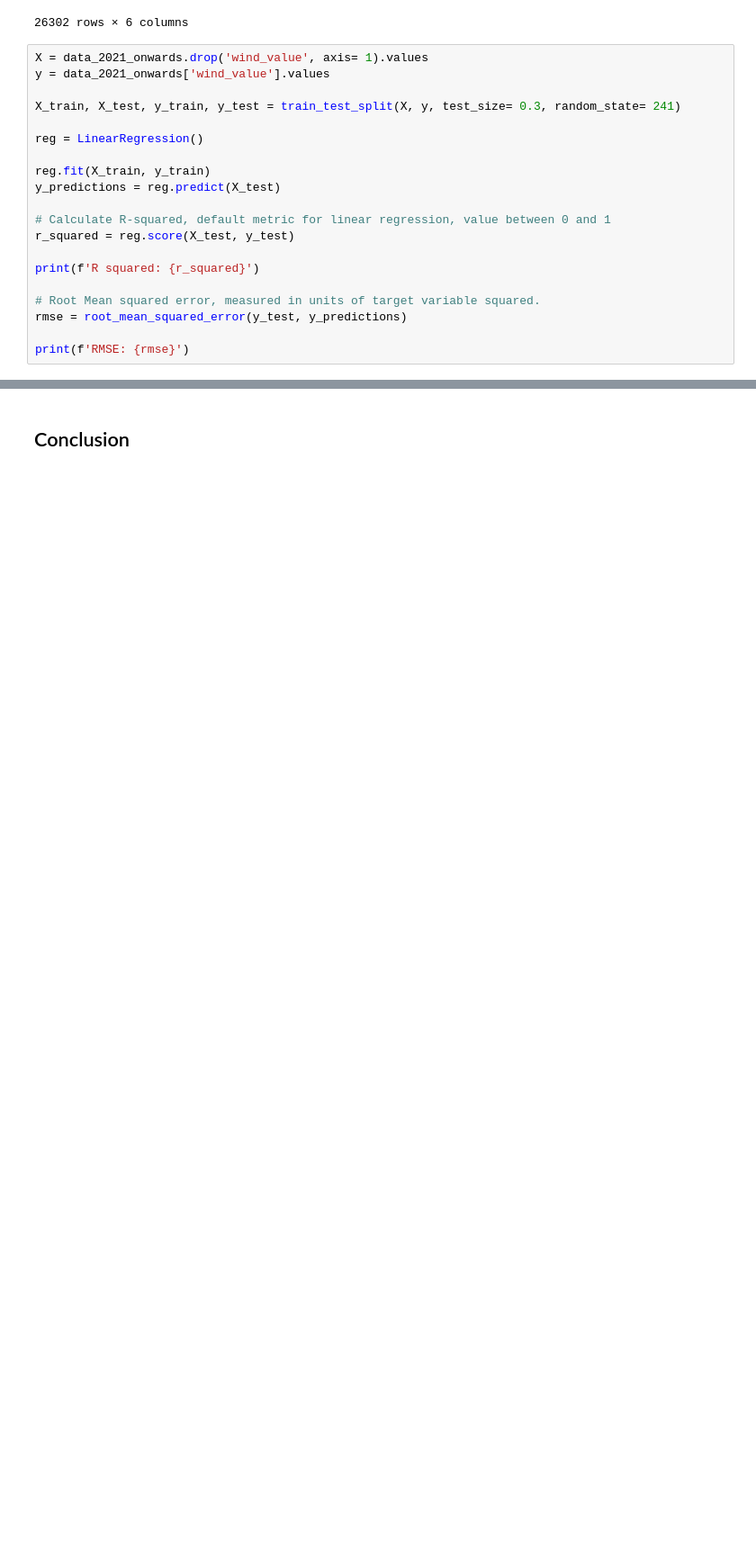
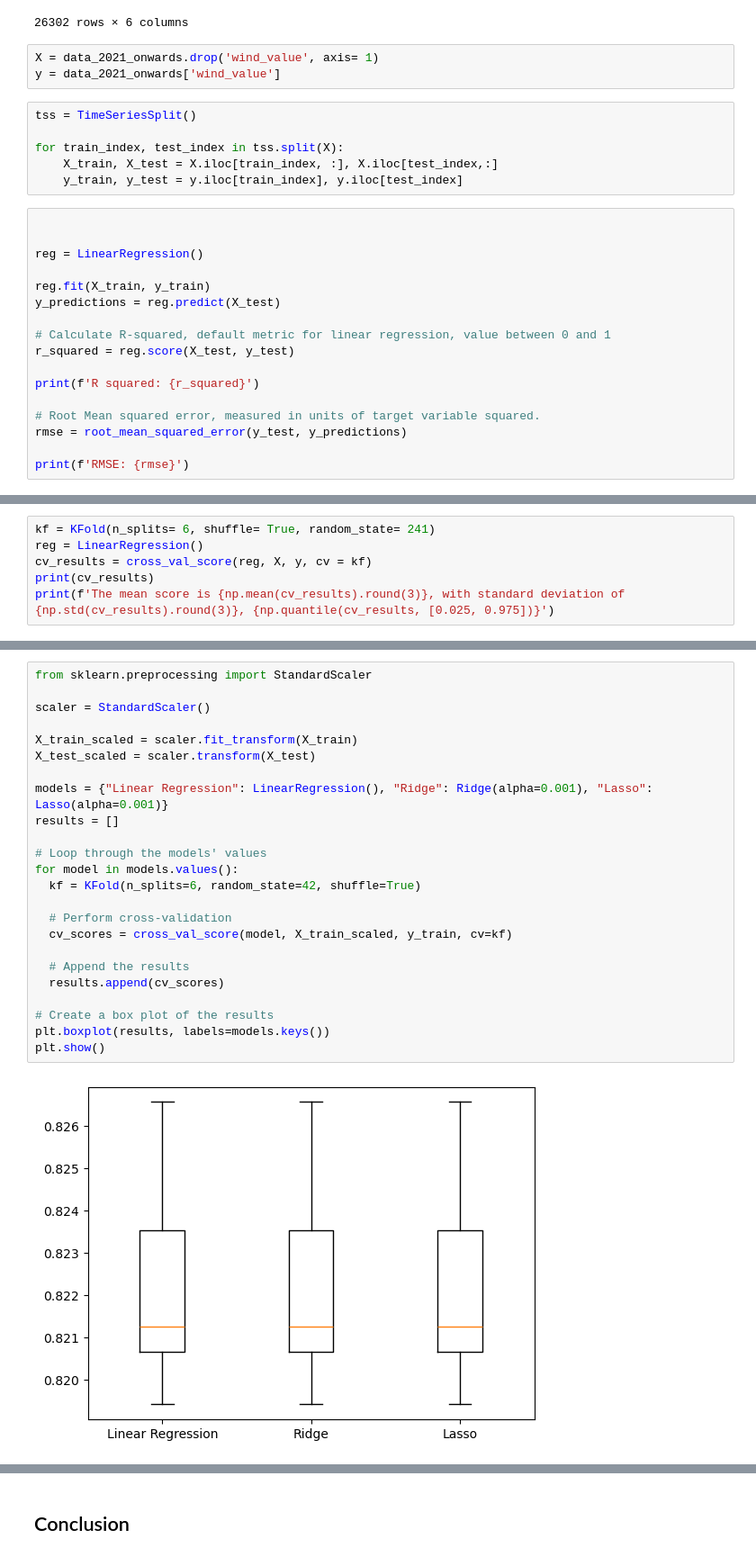
Before and after one commit to IreneKilgannon/PFDA, a Jupyter notebook: PFDA-project/wind.ipynb, the cells around one changed output, grey strips where cells are left out. Shown at 90% size. Drawn from its saved outputs; the diff is of its cells as text; blank space fills up the shorter version.

```diff
--- a/PFDA-project/wind.ipynb
+++ b/PFDA-project/wind.ipynb
@@ -826,11 +914,17 @@ data_2021_onwards
 | 2024-01-01 20:00:00 | 980.72 | 0.18 | 9.42 | 191.67 | 11.42 | 2756.00 |
 | 2024-01-01 21:00:00 | 981.26 | 0.11 | 9.99 | 220.83 | 13.00 | 2556.00 |
 26302 rows × 6 columns
+# %%
+X = data_2021_onwards.drop('wind_value', axis= 1)
+y = data_2021_onwards['wind_value']
+# %%
+tss = TimeSeriesSplit()
+
+for train_index, test_index in tss.split(X):
+    X_train, X_test = X.iloc[train_index, :], X.iloc[test_index,:]
+    y_train, y_test = y.iloc[train_index], y.iloc[test_index]
 # %%
-X = data_2021_onwards.drop('wind_value', axis= 1).values
-y = data_2021_onwards['wind_value'].values
 
-X_train, X_test, y_train, y_test = train_test_split(X, y, test_size= 0.3, random_state= 241)
 
 reg = LinearRegression()
 
@@ -851,0 +951,6 @@ RMSE: 373.14140785477883
+# %%
+kf = KFold(n_splits= 6, shuffle= True, random_state= 241)
+reg = LinearRegression()
+cv_results = cross_val_score(reg, X, y, cv = kf)
+print(cv_results)
+print(f'The mean score is {np.mean(cv_results).round(3)}, with standard deviation of {np.std(cv_results).round(3)}, {np.quantile(cv_results, [0.025, 0.975])}')
@@ -851,0 +960,26 @@ RMSE: 373.14140785477883
+# %%
+from sklearn.preprocessing import StandardScaler
+
+scaler = StandardScaler()
+
+X_train_scaled = scaler.fit_transform(X_train)
+X_test_scaled = scaler.transform(X_test)
+
+models = {"Linear Regression": LinearRegression(), "Ridge": Ridge(alpha=0.001), "Lasso": Lasso(alpha=0.001)}
+results = []
+
+# Loop through the models' values
+for model in models.values():
+  kf = KFold(n_splits=6, random_state=42, shuffle=True)
+
+  # Perform cross-validation
+  cv_scores = cross_val_score(model, X_train_scaled, y_train, cv=kf)
+
+  # Append the results
+  results.append(cv_scores)
+
+# Create a box plot of the results
+plt.boxplot(results, labels=models.keys())
+plt.show()
+# %% [output]
+[figure, added]
```
Also changed, not shown: parts of 26 cells of this notebook.
